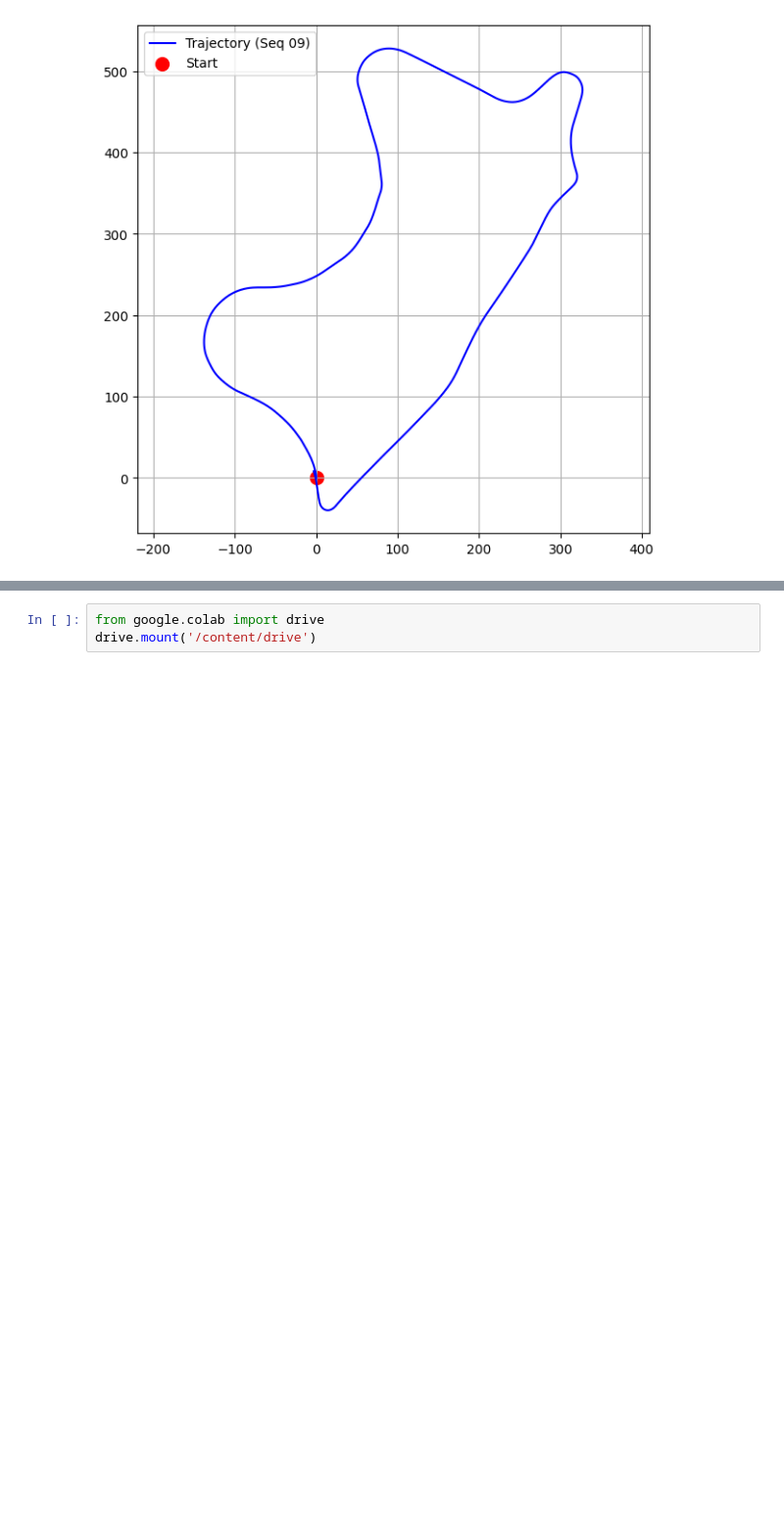
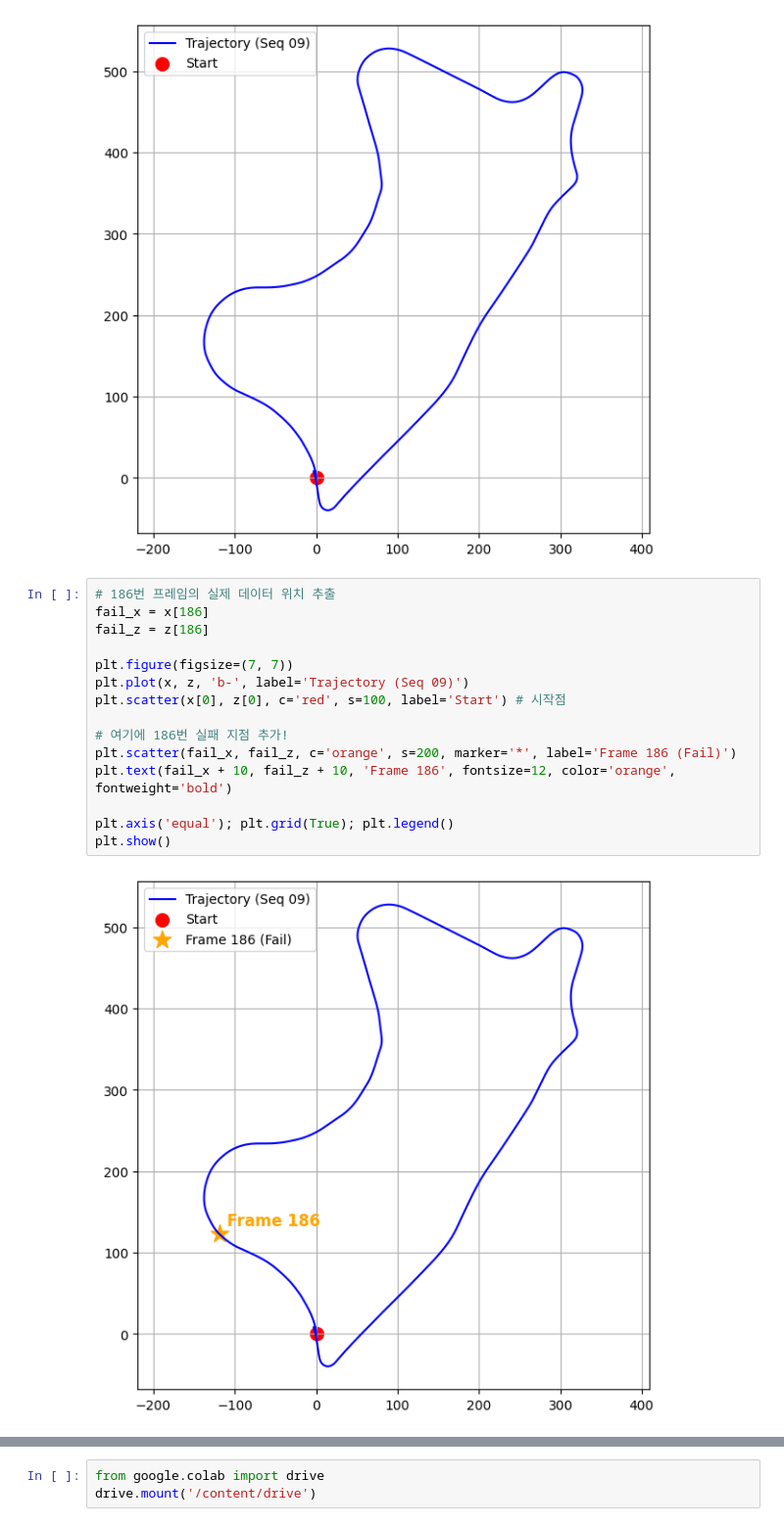
Before and after one commit to minggeul/ClassAuto, a Jupyter notebook: auto_class_2_BayesianClassifier_ipynb의_사본.ipynb, the cells around one changed output, grey strips where cells are left out. Shown at 98% size. Cells and saved outputs as stored; diff of their text form; blank space fills up the shorter version.

```diff
--- a/auto_class_2_BayesianClassifier_ipynb의_사본.ipynb
+++ b/auto_class_2_BayesianClassifier_ipynb의_사본.ipynb
@@ -397,3 +410,20 @@ plt.axis('equal'); plt.grid(True); plt.legend()
 plt.show()
 # %% [output]
 [figure]
+# %%
+# 186번 프레임의 실제 데이터 위치 추출
+fail_x = x[186]
+fail_z = z[186]
+
+plt.figure(figsize=(7, 7))
+plt.plot(x, z, 'b-', label='Trajectory (Seq 09)')
+plt.scatter(x[0], z[0], c='red', s=100, label='Start') # 시작점
+
+# 여기에 186번 실패 지점 추가!
+plt.scatter(fail_x, fail_z, c='orange', s=200, marker='*', label='Frame 186 (Fail)')
+plt.text(fail_x + 10, fail_z + 10, 'Frame 186', fontsize=12, color='orange', fontweight='bold')
+
+plt.axis('equal'); plt.grid(True); plt.legend()
+plt.show()
+# %% [output]
+[figure, added]
```
Also changed, not shown: parts of 11 cells of this notebook.
